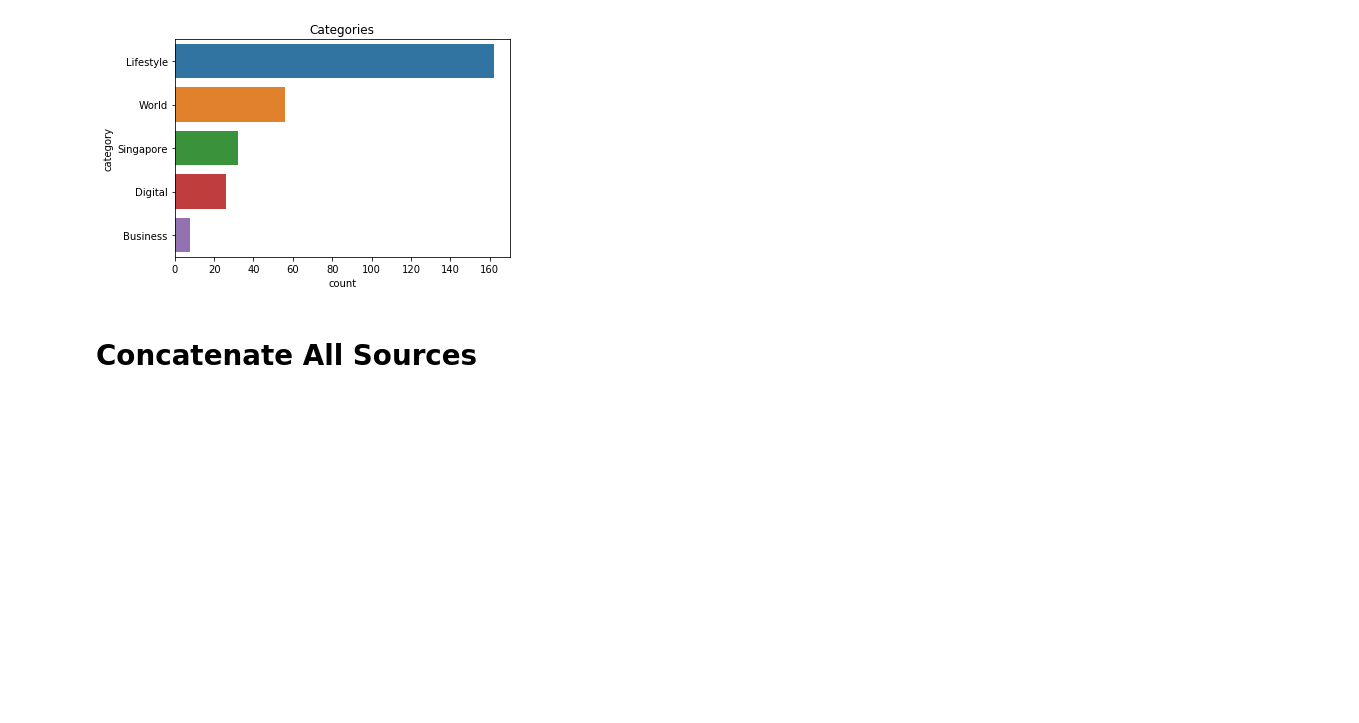
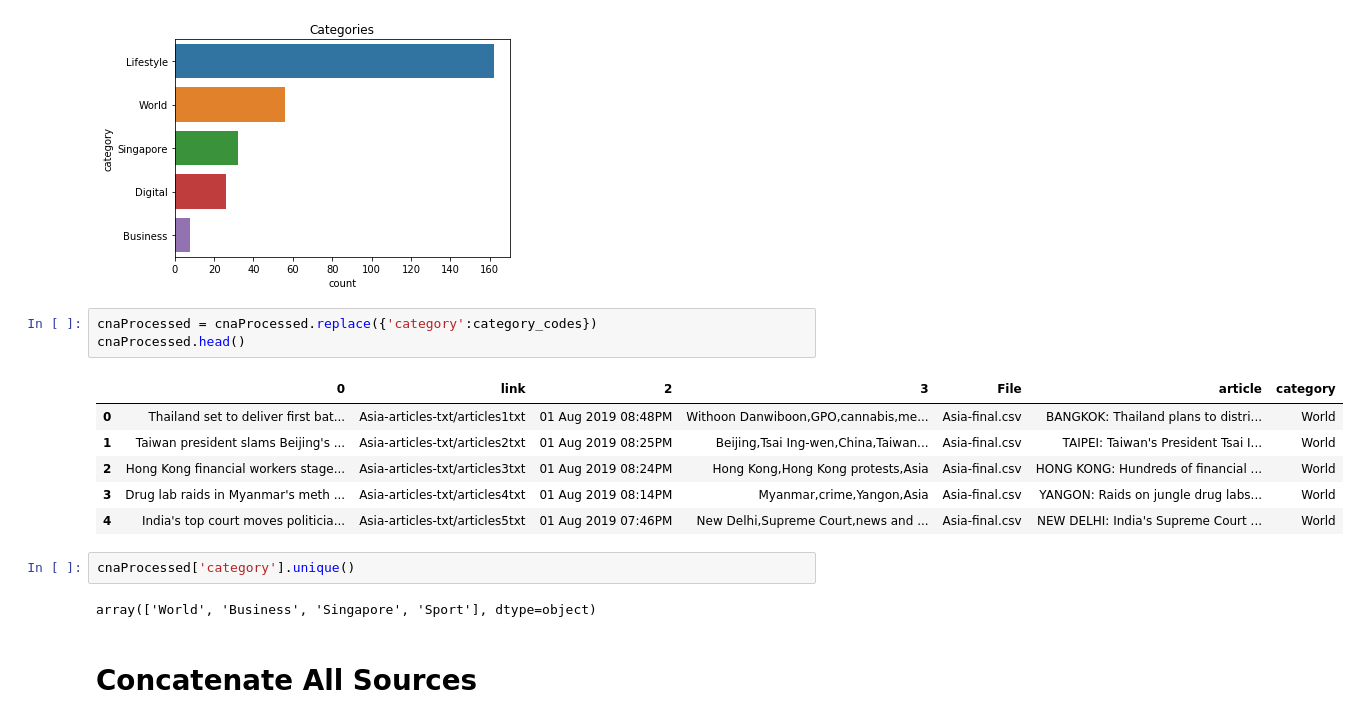
Before and after one commit to musicrokr/TSL-PRML, a Jupyter notebook: CA1/01 Article Consolidation & Category Tagging.ipynb, the cells around one changed output. Saved outputs shown, nothing was run; the diff lists cells and outputs as text; blank space fills up the shorter version.

```diff
--- a/CA1/01 Article Consolidation & Category Tagging.ipynb
+++ b/CA1/01 Article Consolidation & Category Tagging.ipynb
@@ -264,6 +309,20 @@ sns.countplot(y='category',data=asiaOneProcessed,order=asiaOneProcessed['categor
 # %% [output]
 Text(0.5, 1.0, 'Categories')
 [figure]
+# %%
+cnaProcessed = cnaProcessed.replace({'category':category_codes})
+cnaProcessed.head()
+# %% [output]
+|  | 0 | link | 2 | 3 | File | article | category |
+| 0 | Thailand set to deliver first bat... | Asia-articles-txt/articles1txt | 01 Aug 2019 08:48PM | Withoon Danwiboon,GPO,cannabis,me... | Asia-final.csv | BANGKOK: Thailand plans to distri... | World |
+| 1 | Taiwan president slams Beijing's ... | Asia-articles-txt/articles2txt | 01 Aug 2019 08:25PM | Beijing,Tsai Ing-wen,China,Taiwan... | Asia-final.csv | TAIPEI: Taiwan's President Tsai I... | World |
+| 2 | Hong Kong financial workers stage... | Asia-articles-txt/articles3txt | 01 Aug 2019 08:24PM | Hong Kong,Hong Kong protests,Asia | Asia-final.csv | HONG KONG: Hundreds of financial ... | World |
+| 3 | Drug lab raids in Myanmar's meth ... | Asia-articles-txt/articles4txt | 01 Aug 2019 08:14PM | Myanmar,crime,Yangon,Asia | Asia-final.csv | YANGON: Raids on jungle drug labs... | World |
+| 4 | India's top court moves politicia... | Asia-articles-txt/articles5txt | 01 Aug 2019 07:46PM | New Delhi,Supreme Court,news and ... | Asia-final.csv | NEW DELHI: India's Supreme Court ... | World |
+# %%
+cnaProcessed['category'].unique()
+# %% [output]
+array(['World', 'Business', 'Singapore', 'Sport'], dtype=object)
 # %% [markdown]
 # Concatenate All Sources
 # %%
```
Also changed, not shown: parts of 26 cells of this notebook, 4 other files.
